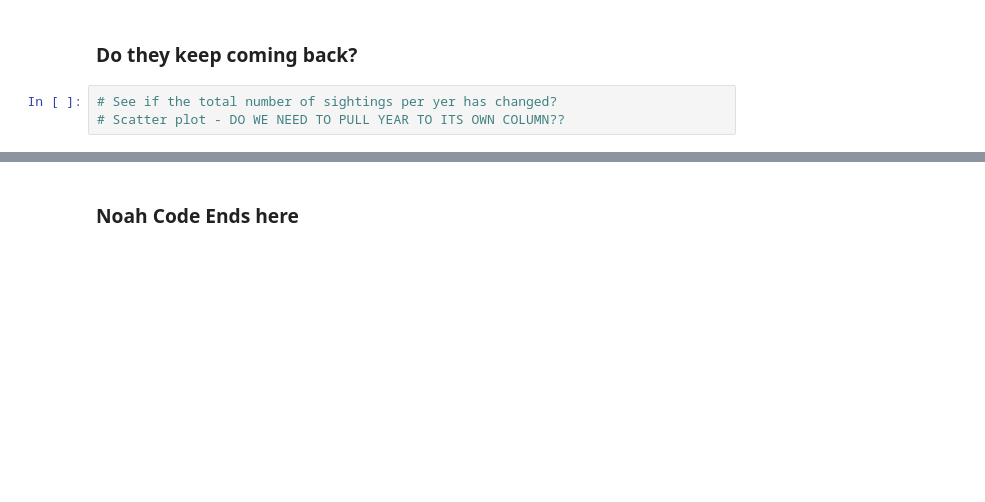
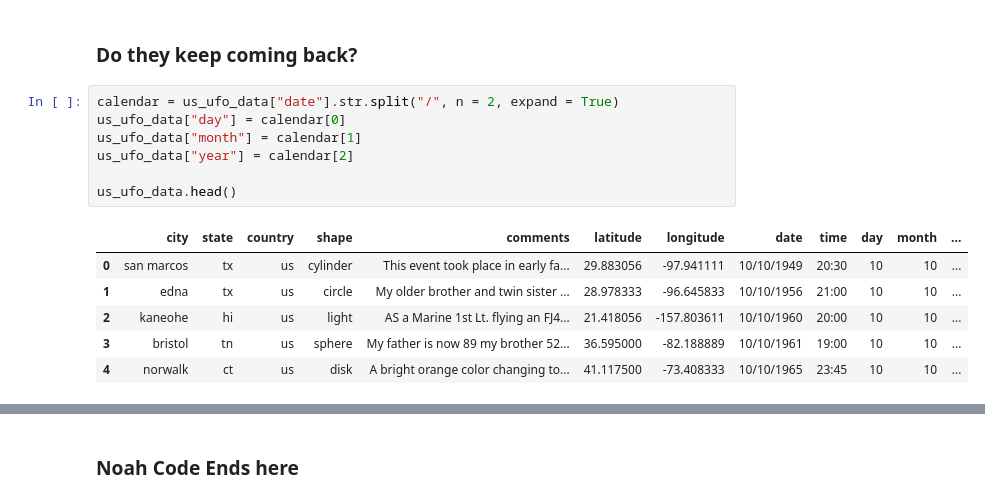
Before and after one commit to NoahLeVoir/UMN-DVA-Project-1-Team-7, a Jupyter notebook: Aliens_Analysis.ipynb, the cells around one changed output, grey strips where cells are left out. Cells and saved outputs as stored; diff of their text form; blank space fills up the shorter version.

```diff
--- a/Aliens_Analysis.ipynb
+++ b/Aliens_Analysis.ipynb
@@ -160,5 +304,16 @@ fig
 # %% [markdown]
 ### Do they keep coming back?
-# %%
-# See if the total number of sightings per yer has changed?
-# Scatter plot - DO WE NEED TO PULL YEAR TO ITS OWN COLUMN??
+# %%
+calendar = us_ufo_data["date"].str.split("/", n = 2, expand = True)
+us_ufo_data["day"] = calendar[0]
+us_ufo_data["month"] = calendar[1]
+us_ufo_data["year"] = calendar[2]
+
+us_ufo_data.head()
+# %% [output]
+|  | city | state | country | shape | comments | latitude | longitude | date | time | day | month | ... |
+| 0 | san marcos | tx | us | cylinder | This event took place in early fa... | 29.883056 | -97.941111 | 10/10/1949 | 20:30 | 10 | 10 | ... |
+| 1 | edna | tx | us | circle | My older brother and twin sister ... | 28.978333 | -96.645833 | 10/10/1956 | 21:00 | 10 | 10 | ... |
+| 2 | kaneohe | hi | us | light | AS a Marine 1st Lt. flying an FJ4... | 21.418056 | -157.803611 | 10/10/1960 | 20:00 | 10 | 10 | ... |
+| 3 | bristol | tn | us | sphere | My father is now 89 my brother 52... | 36.595000 | -82.188889 | 10/10/1961 | 19:00 | 10 | 10 | ... |
+| 4 | norwalk | ct | us | disk | A bright orange color changing to... | 41.117500 | -73.408333 | 10/10/1965 | 23:45 | 10 | 10 | ... |
```
Also changed, not shown: parts of 27 cells of this notebook.
